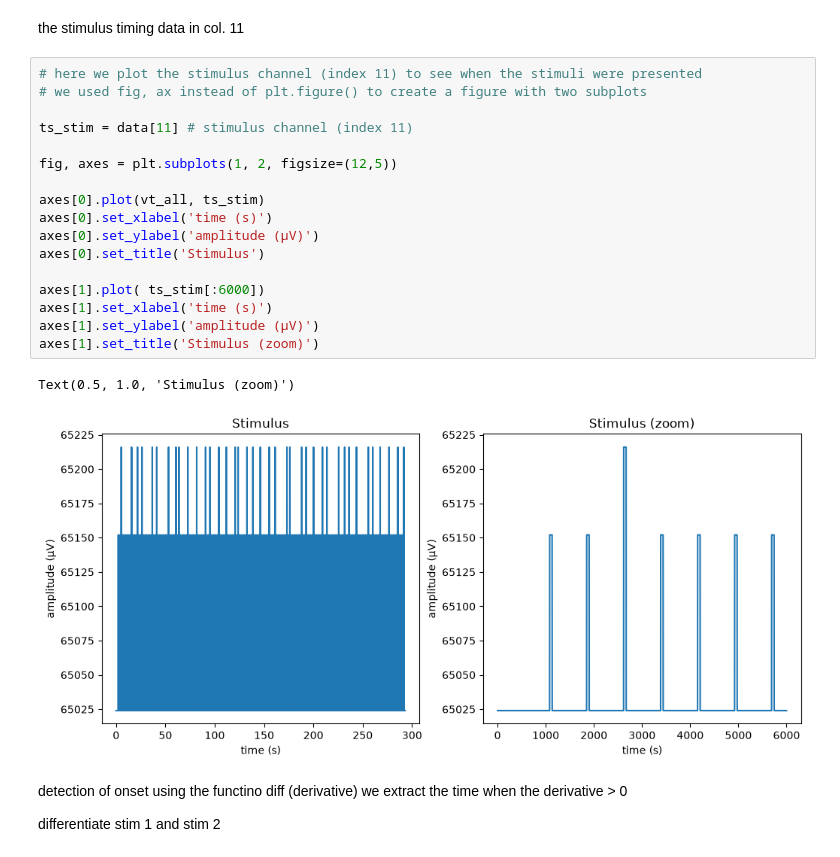
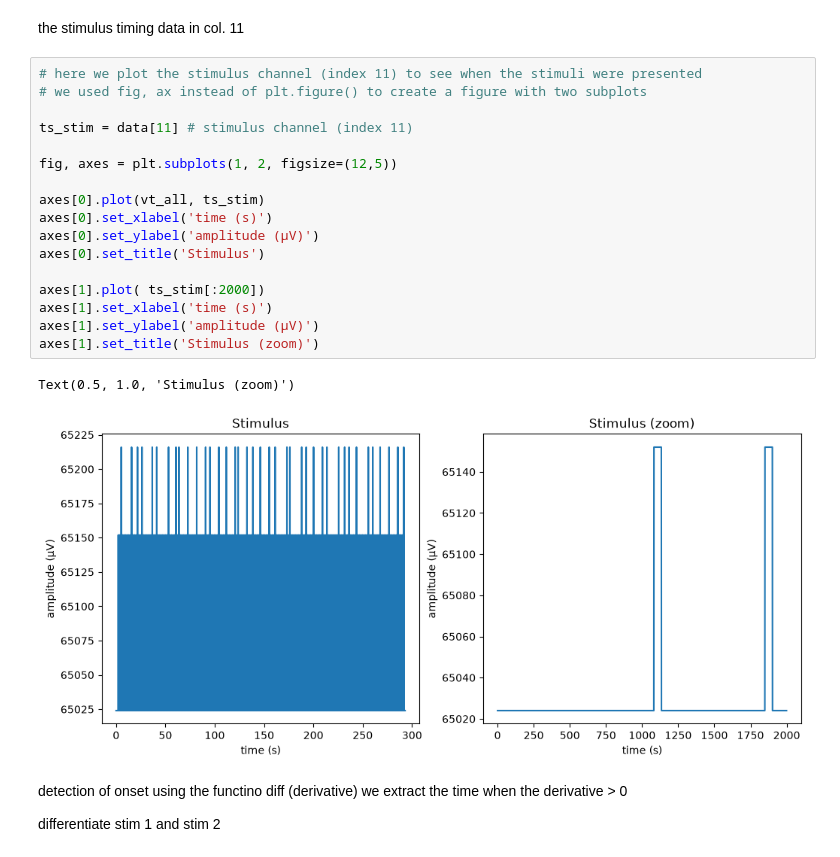
Before and after one commit to nicolascatz/M1_EEG_Project, a Jupyter notebook: scripts/DA1_TD1_Garrido_from_process_to_analysis_students.ipynb, the cells around one changed output. Cells and saved outputs as stored; diff of their text form.

```diff
--- a/scripts/DA1_TD1_Garrido_from_process_to_analysis_students.ipynb
+++ b/scripts/DA1_TD1_Garrido_from_process_to_analysis_students.ipynb
@@ -100,23 +99,23 @@ the stimulus timing data in col. 11
 # %%
 # here we plot the stimulus channel (index 11) to see when the stimuli were presented
 # we used fig, ax instead of plt.figure() to create a figure with two subplots
 
 ts_stim = data[11] # stimulus channel (index 11)
 
 fig, axes = plt.subplots(1, 2, figsize=(12,5))
 
 axes[0].plot(vt_all, ts_stim)
 axes[0].set_xlabel('time (s)')
 axes[0].set_ylabel('amplitude (µV)')
 axes[0].set_title('Stimulus')
 
-axes[1].plot( ts_stim[:6000])
+axes[1].plot( ts_stim[:2000])
 axes[1].set_xlabel('time (s)')
 axes[1].set_ylabel('amplitude (µV)')
 axes[1].set_title('Stimulus (zoom)')
 # %% [output]
 Text(0.5, 1.0, 'Stimulus (zoom)')
-[figure, old version]
+[figure, new version]
 # %% [markdown]
 detection of onset using the functino diff (derivative)
 we extract the time when the derivative > 0
```
Also changed, not shown: parts of 32 cells of this notebook, 2 other files.
